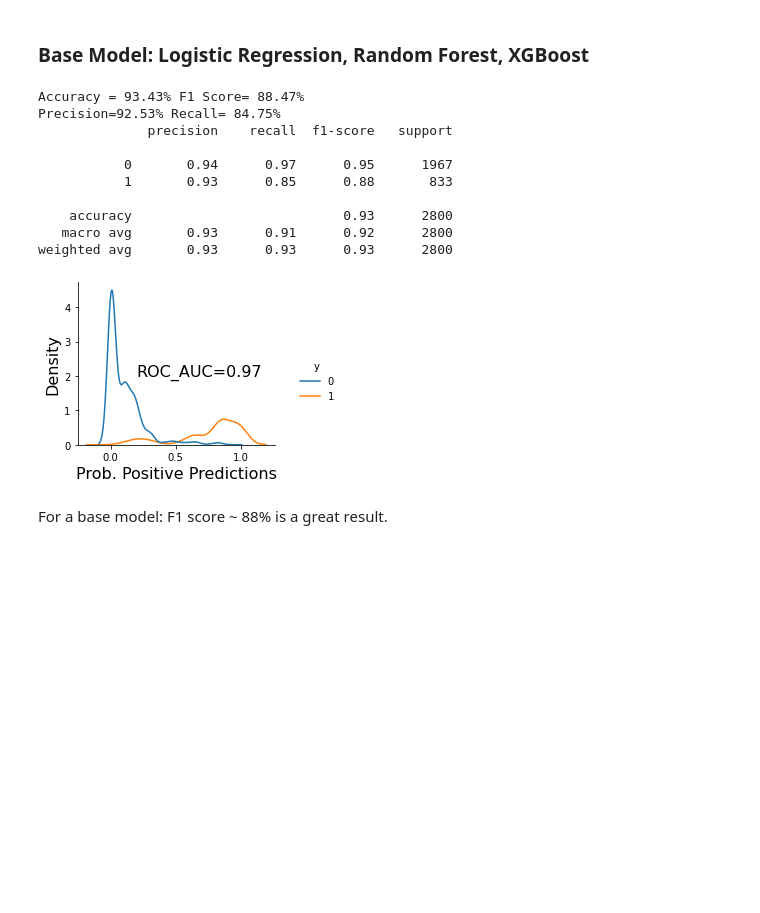
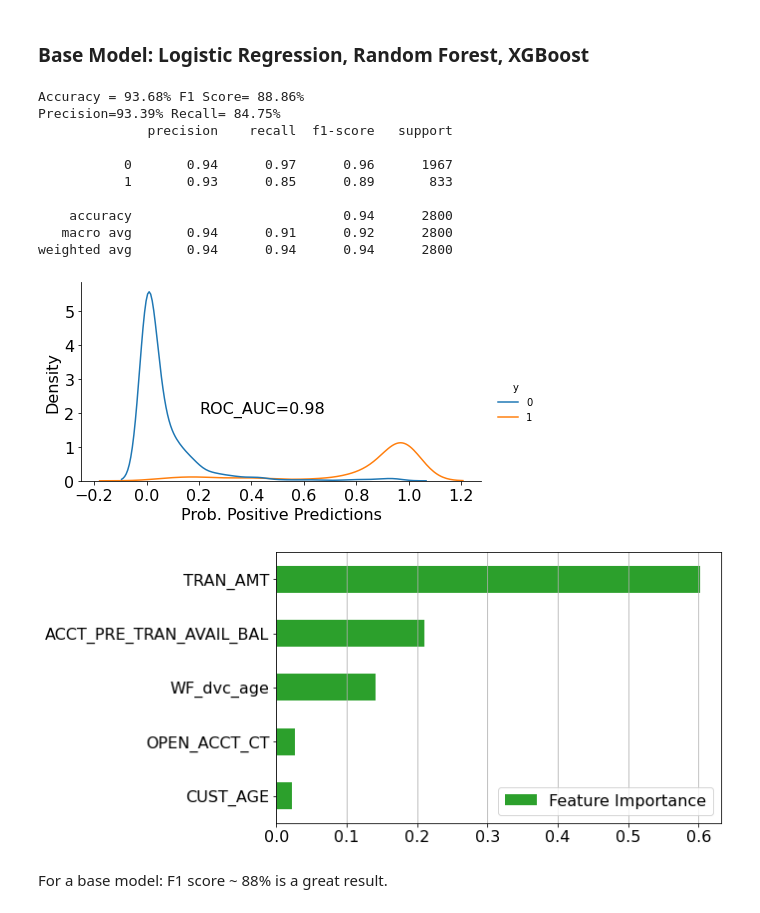
Before and after one commit to khanalg44/WellsFargoCampusChallenge2021, a Jupyter notebook: campus_analytics_challenge_wells_fargo.ipynb, the cells around one changed output. Cells and saved outputs as stored; diff of their text form; code cells hidden in the pictures; blank space fills up the shorter version.

```diff
--- a/campus_analytics_challenge_wells_fargo.ipynb
+++ b/campus_analytics_challenge_wells_fargo.ipynb
@@ -158,9 +150,6 @@ Turns out there are few numerical columns which look like categorical in nature:
-# %%
-# move the following columns from numerical to categorical list
-cols_to_regroup=['CUST_AGE', 'OPEN_ACCT_CT', 'CUST_ZIP']
-
-nume_cols = [col for col in nume_cols if col not in cols_to_regroup]
-cate_cols = cate_cols + cols_to_regroup
+# %%
+nume_cols.remove('CUST_ZIP')
+cate_cols.append('CUST_ZIP')
 # %%
 print ("Numeric Columns:\n", nume_cols)
 print ("")
@@ -401,0 +373,8 @@ plt.xlim(0,2000)
+# %%
+xcol="WF_dvc_age"
+xlabel="WF_dvc_age"
+title="Distribution of WF_dvc_age among Fraud/Non-Fraud class"
+savename="dist_wf_dvc_age.png"
+bins=50
+xmax=2000
+displot(df, xcol, xlabel, title, savename, bins=bins, xmax=xmax)
@@ -440,12 +423,13 @@ from sklearn.metrics import classification_report
 from sklearn.metrics import roc_auc_score
 # %%
 class Model_training:
-    def __init__(self, model, X_train, y_train, X_test, y_test):
+    def __init__(self, model, X_train, y_train, X_test, y_test, savename="Fig"):
         self.model = model
         self.X_train = X_train
         self.y_train = y_train
         self.X_test  = X_test
         self.y_test  = y_test
+        self.savename = savename
 
         self.model.fit(self.X_train, self.y_train)
 
@@ -483,18 +467,21 @@ class Model_training:
 
         plt.yticks(fontsize=16);
         plt.xticks(fontsize=16);
+        figname = "images/displot_"+self.savename+".png"
+        plt.savefig(figname, dpi=300, bbox_inches='tight')
 
     def feature_importance(self):
 
         df_imp = pd.DataFrame({"Feature":self.X_train.columns,
-                               "Importance":self.model.feature_importances_})
+                               "Feature Importance":self.model.feature_importances_})
 
-        df_imp = df_imp.sort_values(by=['Importance'],
+        df_imp = df_imp.sort_values(by=['Feature Importance'],
                                     axis=0,
                                     ascending=True)
 
         df_imp.plot(kind='barh',
-                    x='Feature', y='Importance',
+                    x='Feature',
+                    y='Feature Importance',
                     color="C2", figsize=(8,5));
 
         plt.grid(axis='x')
@@ -502,25 +489,33 @@ class Model_training:
         plt.ylabel('');
         plt.xticks(fontsize=16);
         plt.legend(loc='best',fontsize=16);
+
+        figname = "images/feat_imp_"+self.savename+".png"
+        plt.savefig(figname, dpi=300, bbox_inches='tight')
 # %%
-model_rf = RandomForestClassifier(max_depth=5,
+model_rf = RandomForestClassifier(max_depth=10,
                                   random_state=8848)
 
-mod = Model_training(model_rf, X_train1, y_train1, X_test1, y_test1)
+mod = Model_training(model_rf,
+                     X_train1, y_train1,
+                     X_test1, y_test1,
+                     "random_forest")
 mod_tr, _= mod.print_metrics()
 mod.displot()
+mod.feature_importance()
 # %% [output]
-Accuracy = 93.43% F1 Score= 88.47%
-Precision=92.53% Recall= 84.75%
+Accuracy = 93.68% F1 Score= 88.86%
+Precision=93.39% Recall= 84.75%
               precision    recall  f1-score   support
 
-           0       0.94      0.97      0.95      1967
-           1       0.93      0.85      0.88       833
+           0       0.94      0.97      0.96      1967
+           1       0.93      0.85      0.89       833
 
-    accuracy                           0.93      2800
-   macro avg       0.93      0.91      0.92      2800
-weighted avg       0.93      0.93      0.93      2800
+    accuracy                           0.94      2800
+   macro avg       0.94      0.91      0.92      2800
+weighted avg       0.94      0.94      0.94      2800
-[figure, old version]
+[figure, new version]
+[figure, added]
 # %% [markdown]
 For a base model: F1 score  ~ 88% is a great result.
 # %%
```
Also changed, not shown: parts of 38 cells of this notebook, 3 other files.
